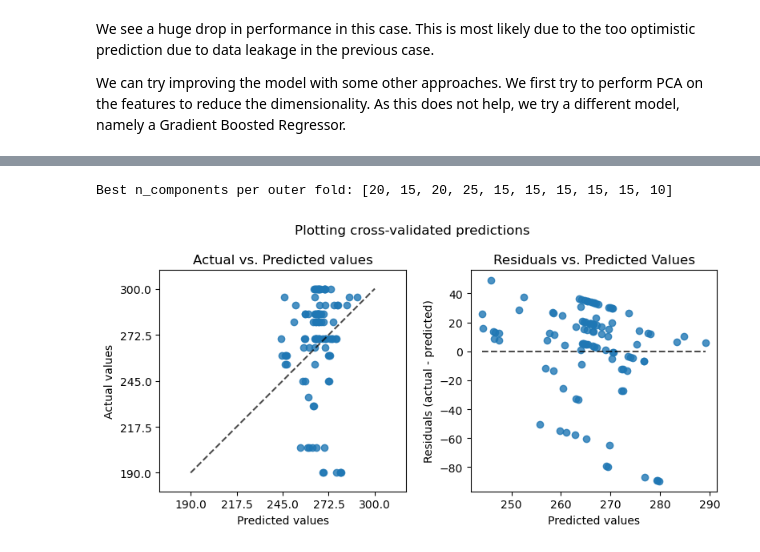
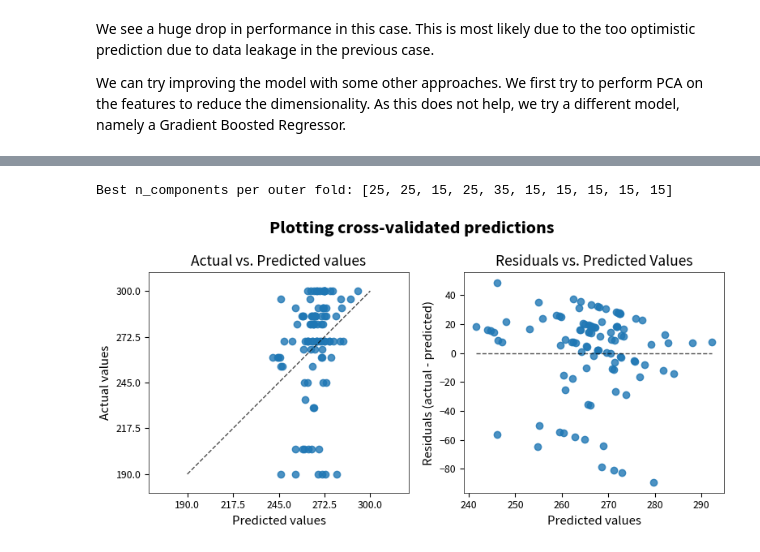
Before and after one commit to Emelie23/microbEvolve2, a Jupyter notebook: scripts/05-2_prediction.ipynb, the cells around one changed output, grey strips where cells are left out. Cells and saved outputs as stored; diff of their text form; code cells hidden in the pictures.

```diff
--- a/scripts/05-2_prediction.ipynb
+++ b/scripts/05-2_prediction.ipynb
@@ -22,6 +22,7 @@ This notebook shows attempts at predicting the behavioural development score wit
 # %%
 import time
 import warnings
+import os
 
 warnings.filterwarnings("ignore")
 
@@ -31,4 +32,8 @@ import matplotlib.pyplot as plt
 import seaborn as sns
 from qiime2 import Artifact
 
+data_dir = "../data"
+
+plt.style.use("../presentation_style")
+
 %matplotlib inline
@@ -50,3 +40,8 @@ New working directory:  /cluster/home/fschindele/microbEvolve2
+# %%
+try:
+    num_cpus = int(os.environ["SLURM_CPUS_PER_TASK"])
+except KeyError:
+    num_cpus = os.cpu_count()
 # %%
 metadata_per_sample = pd.read_csv(
     f"{data_dir}/raw/metadata_per_sample.tsv", sep="\t", index_col="sampleid"
@@ -338,34 +415,38 @@ model_loo = GridSearchCV(
     param_grid=param_grid,
     cv=cv_inner,
     scoring="neg_root_mean_squared_error",
-    n_jobs=-1,
+    n_jobs=num_cpus,
     error_score="raise",
     verbose=True,
 )
 
 # Nested CV with access to per-fold best params
+scoring_metrics = {"rmse": "neg_root_mean_squared_error", "mae": "neg_mean_absolute_error", "r2": "r2"}
 cv_results = cross_validate(
     estimator=model_loo,
     X=X,
     y=y,
     params = {'groups': groups},
     cv=cv_outer,
-    scoring="neg_root_mean_squared_error",
-    n_jobs=-1,
+    scoring=scoring_metrics,
+    n_jobs=num_cpus,
     return_estimator=True,
+    return_train_score=True,
     verbose=1,
     error_score="raise",
 )
 
 y_pred = cross_val_predict(
-    model_loo, X=X, y=y, params = {'groups': groups}, cv=cv_outer, n_jobs=-1, verbose=True
+    model_loo, X=X, y=y, params = {'groups': groups}, cv=cv_outer, n_jobs=num_cpus, verbose=True
 )
 
 # pause for two seconds to let all threads finish printing their output
 time.sleep(2)
 print("\n*** Nested CV Results (Group K-Fold with PCA) ***")
-rmse_per_fold = -cv_results["test_score"]
+rmse_per_fold = -cv_results["test_rmse"]
 print(f"Outer-CV RMSE mean ± sd: {rmse_per_fold.mean():.2f} ± {rmse_per_fold.std(ddof=1):.2f}")
 best_alphas = [est.best_params_["lasso__alpha"] for est in cv_results["estimator"]]
 print("Best alpha per outer fold:", best_alphas)
+
+save_performance_metrics(cv_results, "Generalize to unseen infants: Group K-Fold with PCA (Lasso)")
 # %% [output]
@@ -382,29 +464,33 @@ Best alpha per outer fold: [3.5938136638046254, 1.2915496650148826, 0.4641588833
 best_n_components = [est.best_params_["pca__n_components"] for est in cv_results["estimator"]]
 print("Best n_components per outer fold:", best_n_components)
 # %% [output]
-Best n_components per outer fold: [20, 15, 20, 25, 15, 15, 15, 15, 15, 10]
+Best n_components per outer fold: [25, 25, 15, 25, 35, 15, 15, 15, 15, 15]
 # %%
 fig, axs = plt.subplots(ncols=2, figsize=(8, 4))
 PredictionErrorDisplay.from_predictions(
     y,
     y_pred=y_pred,
     kind="actual_vs_predicted",
     ax=axs[0],
     random_state=0,
 )
-axs[0].set_title("Actual vs. Predicted values")
+axs[0].set_title("Actual vs. Predicted values", fontweight="normal")
+
 PredictionErrorDisplay.from_predictions(
     y,
     y_pred=y_pred,
     kind="residual_vs_predicted",
     ax=axs[1],
 )
-axs[1].set_title("Residuals vs. Predicted Values")
-fig.suptitle("Plotting cross-validated predictions")
-plt.tight_layout()
-plt.show()
+
+axs[1].set_title("Residuals vs. Predicted Values", fontweight="normal")
+fig.suptitle("Plotting cross-validated predictions", fontweight="bold")
+
+fig.tight_layout()
+# fig.savefig("../figures/group_kfold_cv_predictions_behavior.pdf")
+fig.show()
 # %% [output]
-[figure, old version]
+[figure, new version]
 # %%
 groups = model_data["infant_id"]
 
```
Also changed, not shown: parts of 14 cells of this notebook.
